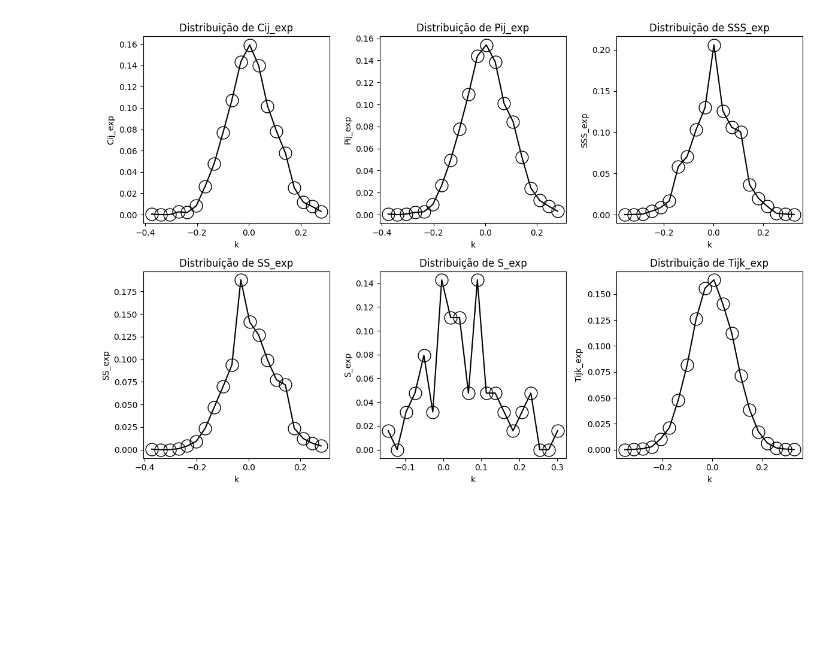
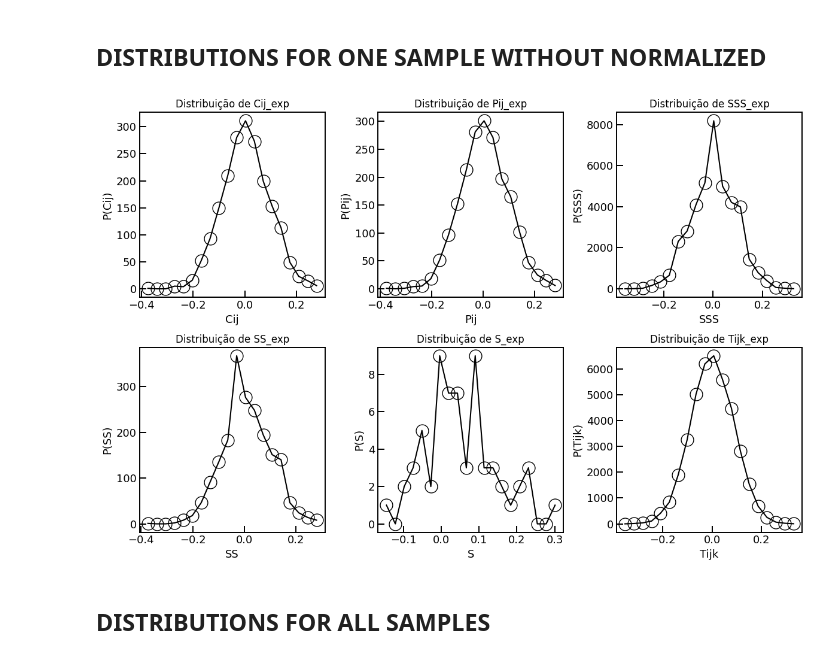
Before and after one commit to JuniorAlencar/BoltzmannMachine, a Jupyter notebook: BM_Program_json/jupyter/read_json.ipynb, the cells around one changed output. Cells and saved outputs as stored; diff of their text form; code cells hidden in the pictures; blank space fills up the shorter version.

```diff
--- a/BM_Program_json/jupyter/read_json.ipynb
+++ b/BM_Program_json/jupyter/read_json.ipynb
@@ -4,0 +1,10 @@ import matplotlib.pyplot as plt
+# %%
+import json
+import numpy as np
+import matplotlib.pyplot as plt
+import glob
+import matplotlib as mpl
+from matplotlib.ticker import (MultipleLocator, AutoMinorLocator)
+import matplotlib.ticker as ticker
+thickness_axes = 1.4
+mpl.rcParams['axes.linewidth'] = thickness_axes #set the value globally
@@ -5,32 +50,41 @@ import matplotlib.pyplot as plt
+# %% [markdown]
+## DISTRIBUTIONS FOR ONE SAMPLE WITHOUT NORMALIZED
 # %%
 # Cij_exp, Pij_exp, Tijk_exp, S_exp, SS_exp, SSS_exp -> keys of data
 with open("../Results/Flow_Spin/Data_01/iRB_064x128_M1.0e+00_u1.0e-02_U1.0e-02_Ca1.00e-01/S0.50_n4749/Configs/c015_Satu.json", 'r') as file:
     data = json.load(file)
 
 # Assumindo que `data` é um dicionário com as chaves que queremos plotar
 fig, axs = plt.subplots(2, 3, figsize=(12, 8))
 fig.tight_layout(pad=5.0)
 
 # Iterar pelas chaves e subplots
 for i, key in enumerate(data.keys()):
     hist, bin_edges = np.histogram(data[key], bins=20)
 
     # Normalizar o histograma para que seja uma distribuição de probabilidade
-    P_k = hist / np.sum(hist)
+    P_k = hist
 
     # Calcular o centro de cada bin (os valores de k)
     k = (bin_edges[:-1] + bin_edges[1:]) / 2
 
     # Determinar a posição no subplot (linha e coluna)
     ax = axs[i // 3, i % 3]
     ax.plot(k, P_k, marker='o', linestyle='-', markersize=15, mec='k', mfc='none', color='k')
-    ax.set_xlabel('k')
-    ax.set_ylabel(key)
+    ax.set_xlabel(f'{key[:-4]}', fontsize=13)
+    ax.set_ylabel(f"P({key[:-4]})", fontsize=13)
     ax.set_title(f'Distribuição de {key}')
+
+    ax.tick_params(which='major', width=thickness_axes, length=8, direction="in", labelsize=13)
+    for spine in ax.spines.values():
+        spine.set_linewidth(thickness_axes)
+
 
 # Ajustar o layout para que os gráficos não se sobreponham
 plt.tight_layout()
 #plt.savefig("../presentation/exp_means_iRB_064x128_M1.0e+00_u1.0e-02_U1.0e-02_Ca1.00e-01_S0.50_n4749_c005_Satu.pdf", dpi=300)
 plt.show()
 # %% [output]
-[figure, old version]
+[figure, new version]
+# %% [markdown]
+## DISTRIBUTIONS FOR ALL SAMPLES
```
Also changed, not shown: parts of 9 cells of this notebook, 2 other files.
